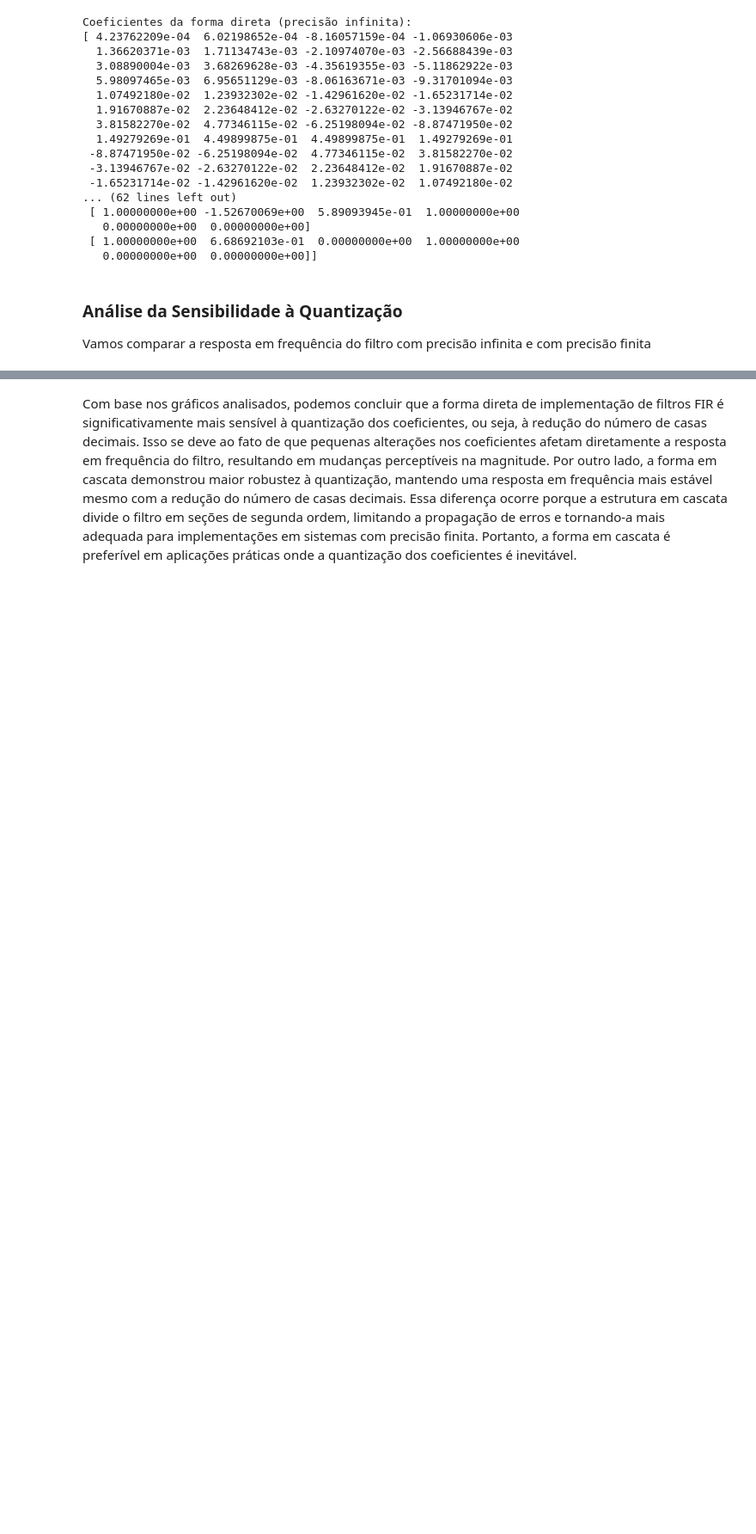
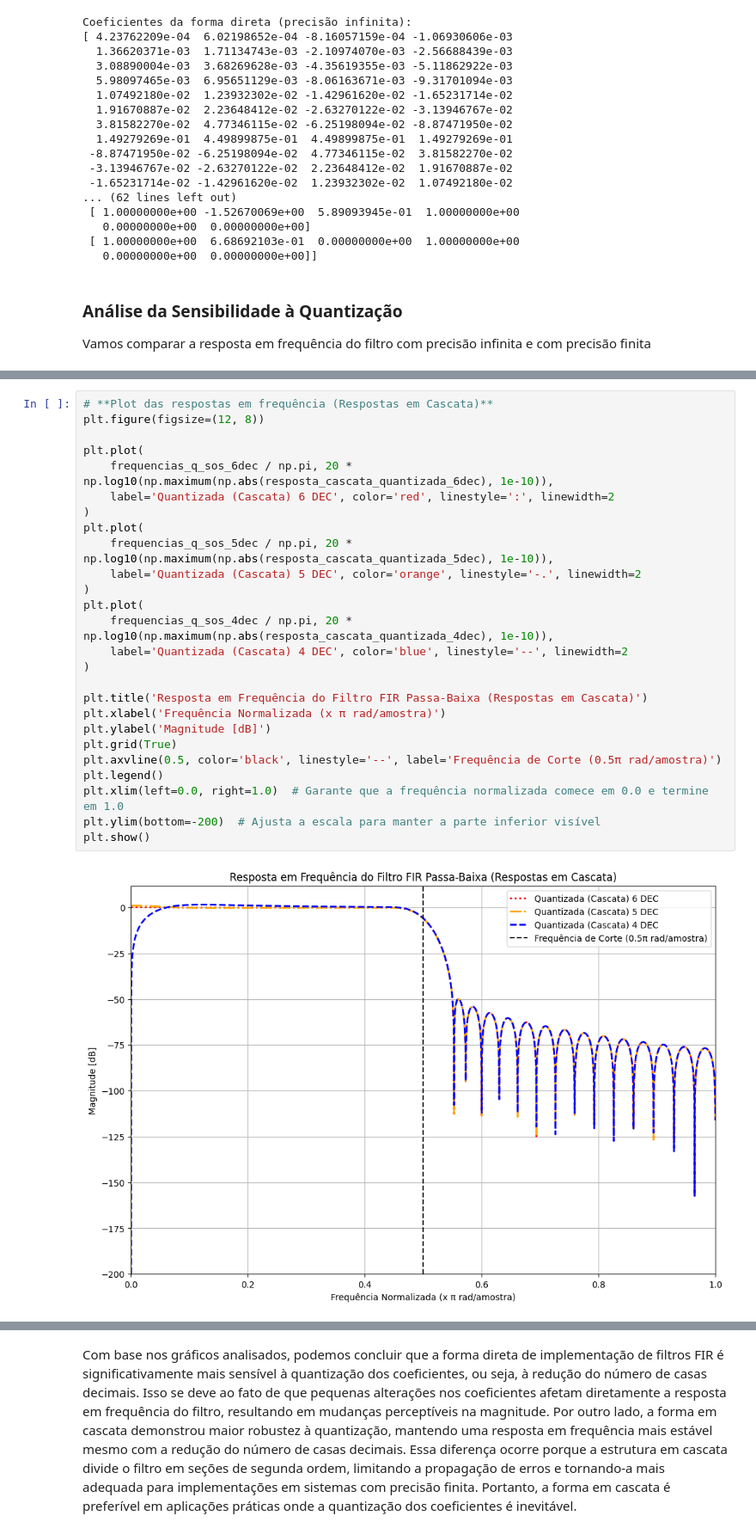
Before and after one commit to JoseRaimundo27/FiltroFIR, a Jupyter notebook: filtroBeforeGERSON.ipynb, the cells around one changed output, grey strips where cells are left out. Shown at 86% size. Drawn from its saved outputs; the diff is of its cells as text; blank space fills up the shorter version.

```diff
--- a/filtroBeforeGERSON.ipynb
+++ b/filtroBeforeGERSON.ipynb
@@ -205,3 +205,31 @@ plt.show()
+# %%
+# **Plot das respostas em frequência (Respostas em Cascata)**
+plt.figure(figsize=(12, 8))
+
+plt.plot(
+    frequencias_q_sos_6dec / np.pi, 20 * np.log10(np.maximum(np.abs(resposta_cascata_quantizada_6dec), 1e-10)),
+    label='Quantizada (Cascata) 6 DEC', color='red', linestyle=':', linewidth=2
+)
+plt.plot(
+    frequencias_q_sos_5dec / np.pi, 20 * np.log10(np.maximum(np.abs(resposta_cascata_quantizada_5dec), 1e-10)),
+    label='Quantizada (Cascata) 5 DEC', color='orange', linestyle='-.', linewidth=2
+)
+plt.plot(
+    frequencias_q_sos_4dec / np.pi, 20 * np.log10(np.maximum(np.abs(resposta_cascata_quantizada_4dec), 1e-10)),
+    label='Quantizada (Cascata) 4 DEC', color='blue', linestyle='--', linewidth=2
+)
+
+plt.title('Resposta em Frequência do Filtro FIR Passa-Baixa (Respostas em Cascata)')
+plt.xlabel('Frequência Normalizada (x π rad/amostra)')
+plt.ylabel('Magnitude [dB]')
+plt.grid(True)
+plt.axvline(0.5, color='black', linestyle='--', label='Frequência de Corte (0.5π rad/amostra)')
+plt.legend()
+plt.xlim(left=0.0, right=1.0)  # Garante que a frequência normalizada comece em 0.0 e termine em 1.0
+plt.ylim(bottom=-200)  # Ajusta a escala para manter a parte inferior visível
+plt.show()
+# %% [output]
+[figure, added]
 # %%
 
 # Plot das respostas em frequência (Respostas em Cascata)
```
Also changed, not shown: parts of 6 cells of this notebook.
